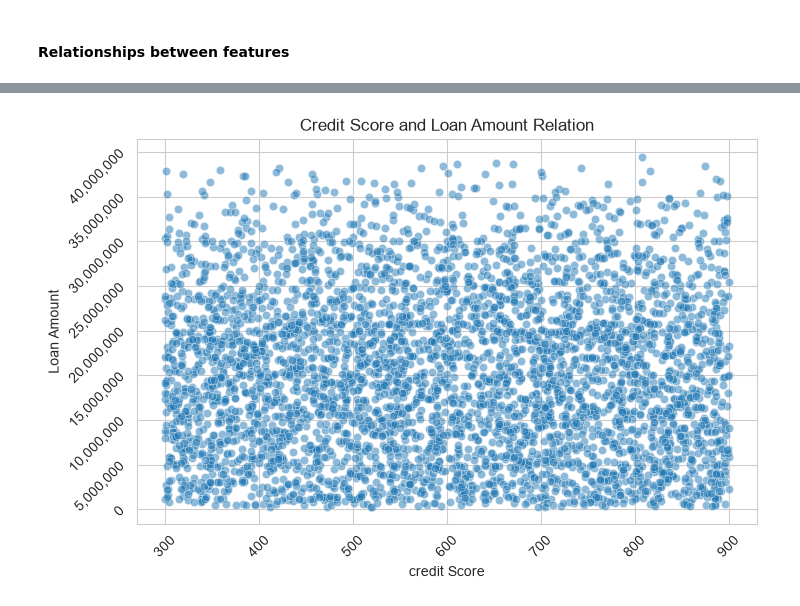
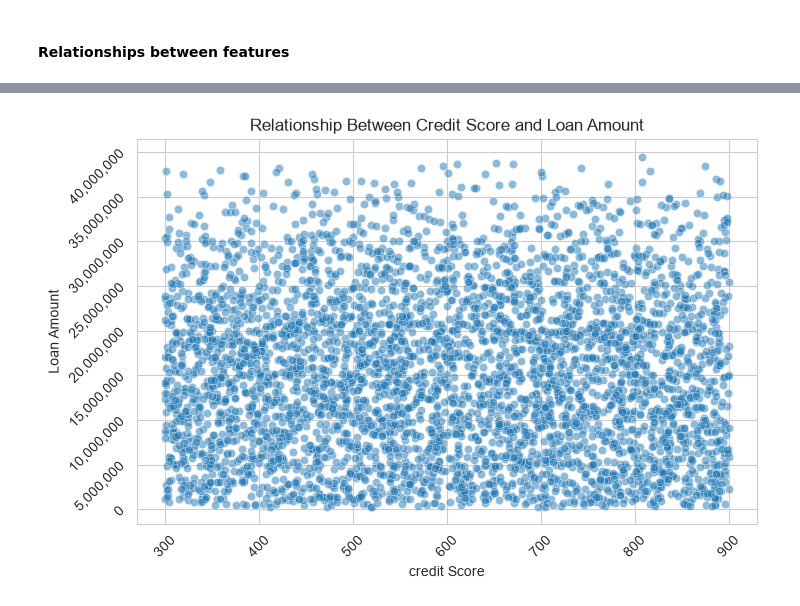
Before and after one commit to adi-afra/Loan-approval-prediction, a Jupyter notebook: notebooks/notebook.ipynb, the cells around one changed output, grey strips where cells are left out. Drawn from its saved outputs; the diff is of its cells as text; code cells hidden in the pictures.

```diff
--- a/notebooks/notebook.ipynb
+++ b/notebooks/notebook.ipynb
@@ -288,19 +281,19 @@ This scatter plot shows both the loan amount and the annual income of all applic
 # %%
 plt.figure(figsize=(8,5))
 
 ax = sns.scatterplot(data=df, x="cibil_score", y='loan_amount', alpha= 0.5)
 
 plt.xticks(rotation=45)
 ax.yaxis.set_major_formatter(ticker.StrMethodFormatter('{x:,.0f}'))
 plt.yticks(rotation=45)
 
 plt.xlabel("credit Score")
 plt.ylabel("Loan Amount")
 
-plt.title("Credit Score and Loan Amount Relation")
+plt.title("Relationship Between Credit Score and Loan Amount")
 
 
 
 plt.show()
 # %% [output]
-[figure, old version]
+[figure, new version]
```
Also changed, not shown: parts of 42 cells of this notebook.
